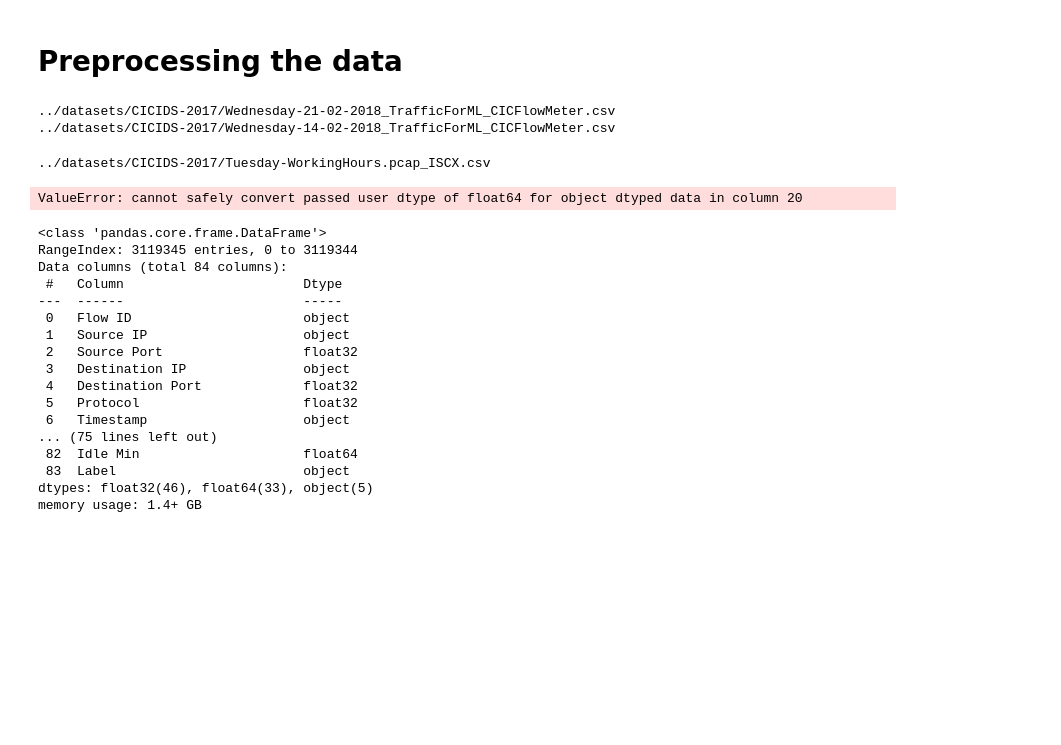
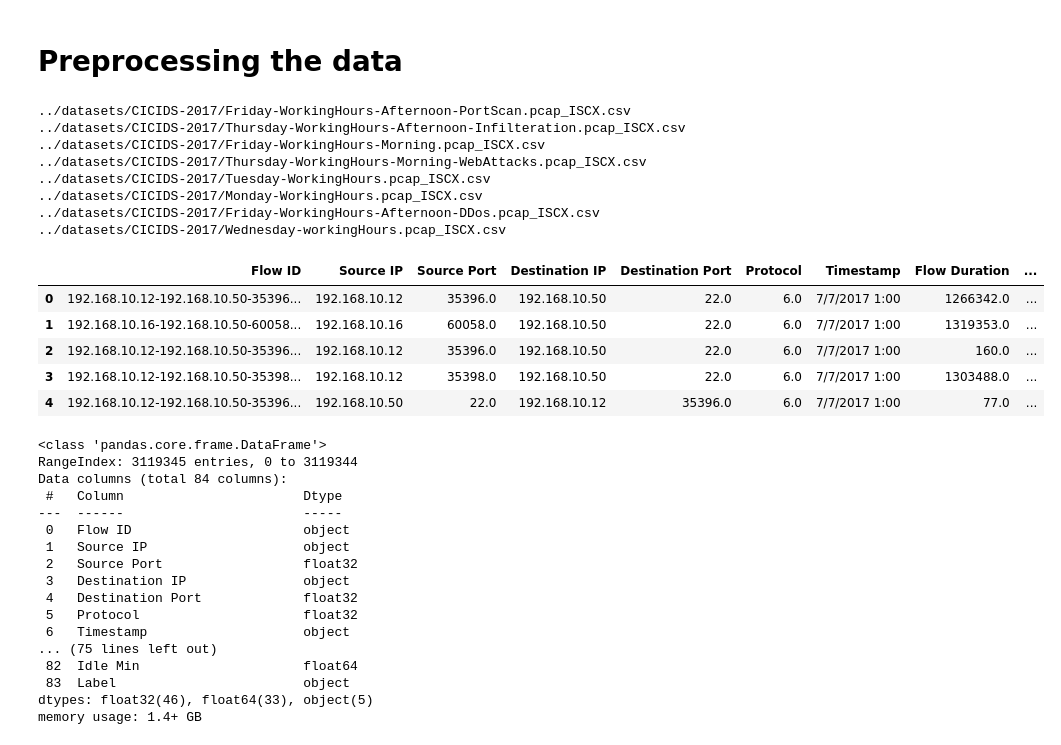
Before and after one commit to ludotosk/tesi, a Jupyter notebook: cicids/preprocessing.ipynb, the cells around one changed output. Cells and saved outputs as stored; diff of their text form; code cells hidden in the pictures; blank space fills up the shorter version.

```diff
--- a/cicids/preprocessing.ipynb
+++ b/cicids/preprocessing.ipynb
@@ -13,25 +13,32 @@ Intel(R) Extension for Scikit-learn* enabled (https://github.com/intel/scikit-le
 # %%
 # Define the pattern to match the file names
 file_pattern = '../datasets/CICIDS-2017/*.csv'
 
 # Retrieve the list of file paths matching the pattern
 file_paths = glob.glob(file_pattern)
 
 def load_ds(path):
     print(path)
-    ds = pd.read_csv(path, encoding="us-ascii", encoding_errors="ignore", dtype=dtype_cicids, keep_default_na=False)
-    if " Fwd Header Length.1" in ds.columns:
-        ds.drop(columns=[" Fwd Header Length.1"])
-    return ds
+    return pd.read_csv(path, encoding="us-ascii", encoding_errors="ignore", dtype=dtype_cicids).drop(columns=[" Fwd Header Length.1"])
 
 ds = pd.concat([load_ds(file_path) for file_path in file_paths], ignore_index=True)
 ds.columns = ds.columns.str.strip()
 ds.head()
 # %% [output]
-../datasets/CICIDS-2017/Wednesday-21-02-2018_TrafficForML_CICFlowMeter.csv
-../datasets/CICIDS-2017/Wednesday-14-02-2018_TrafficForML_CICFlowMeter.csv
+../datasets/CICIDS-2017/Friday-WorkingHours-Afternoon-PortScan.pcap_ISCX.csv
+../datasets/CICIDS-2017/Thursday-WorkingHours-Afternoon-Infilteration.pcap_ISCX.csv
+../datasets/CICIDS-2017/Friday-WorkingHours-Morning.pcap_ISCX.csv
+../datasets/CICIDS-2017/Thursday-WorkingHours-Morning-WebAttacks.pcap_ISCX.csv
+../datasets/CICIDS-2017/Tuesday-WorkingHours.pcap_ISCX.csv
+../datasets/CICIDS-2017/Monday-WorkingHours.pcap_ISCX.csv
+../datasets/CICIDS-2017/Friday-WorkingHours-Afternoon-DDos.pcap_ISCX.csv
+../datasets/CICIDS-2017/Wednesday-workingHours.pcap_ISCX.csv
-../datasets/CICIDS-2017/Tuesday-WorkingHours.pcap_ISCX.csv
-ValueError: cannot safely convert passed user dtype of float64 for object dtyped data in column 20
+|  | Flow ID | Source IP | Source Port | Destination IP | Destination Port | Protocol | Timestamp | Flow Duration | ... |
+| 0 | 192.168.10.12-192.168.10.50-35396... | 192.168.10.12 | 35396.0 | 192.168.10.50 | 22.0 | 6.0 | 7/7/2017 1:00 | 1266342.0 | ... |
+| 1 | 192.168.10.16-192.168.10.50-60058... | 192.168.10.16 | 60058.0 | 192.168.10.50 | 22.0 | 6.0 | 7/7/2017 1:00 | 1319353.0 | ... |
+| 2 | 192.168.10.12-192.168.10.50-35396... | 192.168.10.12 | 35396.0 | 192.168.10.50 | 22.0 | 6.0 | 7/7/2017 1:00 | 160.0 | ... |
+| 3 | 192.168.10.12-192.168.10.50-35398... | 192.168.10.12 | 35398.0 | 192.168.10.50 | 22.0 | 6.0 | 7/7/2017 1:00 | 1303488.0 | ... |
+| 4 | 192.168.10.12-192.168.10.50-35396... | 192.168.10.50 | 22.0 | 192.168.10.12 | 35396.0 | 6.0 | 7/7/2017 1:00 | 77.0 | ... |
 # %%
 original_lenght = ds.shape[0]
 # %%
```
Also changed, not shown: parts of 1 cell of this notebook, 1 other file.
